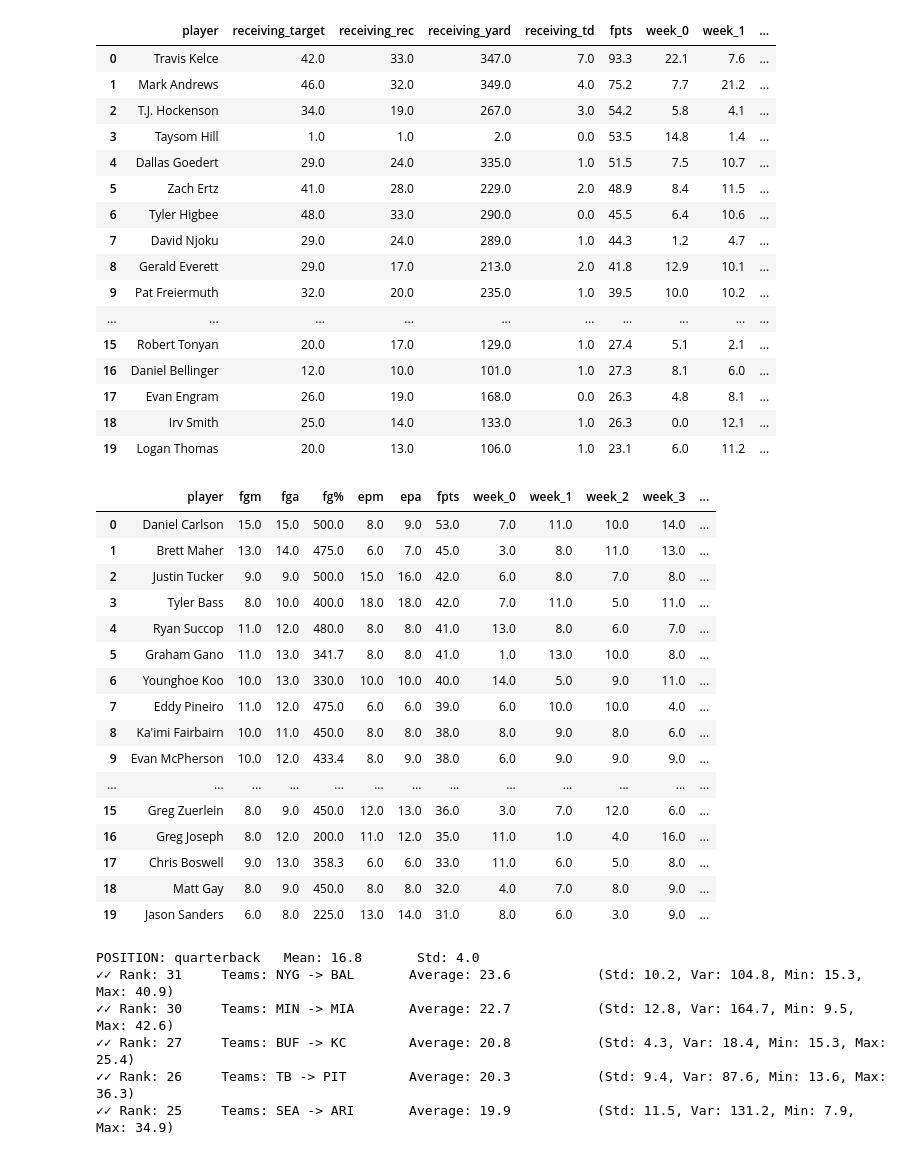
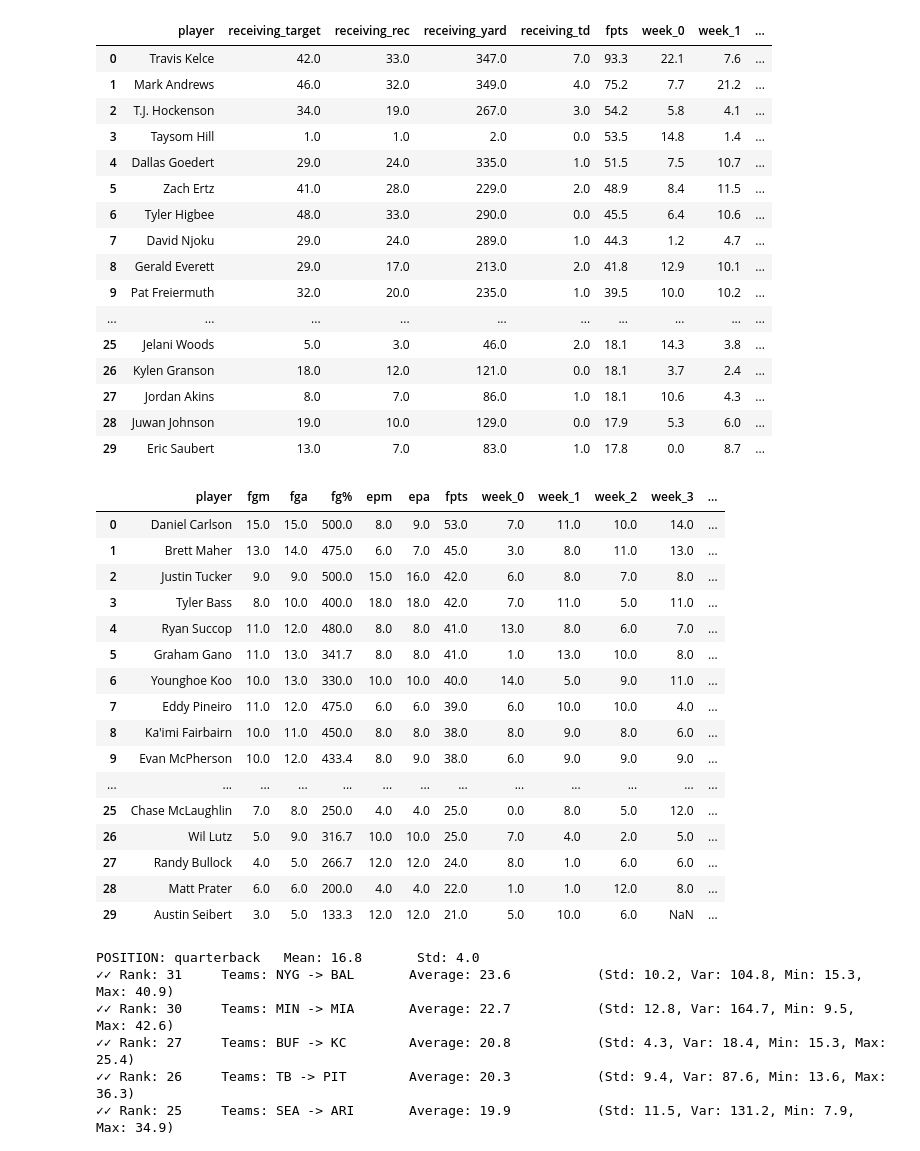
Before and after one commit to voynow/ESPN-fantasy-football-3, a Jupyter notebook: eda.ipynb, the cells around one changed output. Saved outputs shown, nothing was run; the diff lists cells and outputs as text; code cells hidden in the pictures.

```diff
--- a/eda.ipynb
+++ b/eda.ipynb
@@ -30,7 +32,7 @@ for key in scoring_leaders:
     scoring_leaders[key]['SoS'] = (sos - sos.min()) / (sos.max() - sos.min())
 # %%
 for key in scoring_leaders:
-    display(scoring_leaders[key].head(20))
+    display(scoring_leaders[key].head(30))
 # %% [output]
 |  | player | passing_att | passing_Yard | passing_td | int | rushing_att | rushing_yard | rushing_td | ... |
 | 0 | Josh Allen | 199.0 | 1651.0 | 14.0 | 4.0 | 35.0 | 225.0 | 2.0 | ... |
@@ -86,37 +88,37 @@ for key in scoring_leaders:
 |  | player | receiving_target | receiving_rec | receiving_yard | receiving_td | fpts | week_0 | week_1 | ... |
 | 0 | Travis Kelce | 42.0 | 33.0 | 347.0 | 7.0 | 93.3 | 22.1 | 7.6 | ... |
 | 1 | Mark Andrews | 46.0 | 32.0 | 349.0 | 4.0 | 75.2 | 7.7 | 21.2 | ... |
 | 2 | T.J. Hockenson | 34.0 | 19.0 | 267.0 | 3.0 | 54.2 | 5.8 | 4.1 | ... |
 | 3 | Taysom Hill | 1.0 | 1.0 | 2.0 | 0.0 | 53.5 | 14.8 | 1.4 | ... |
 | 4 | Dallas Goedert | 29.0 | 24.0 | 335.0 | 1.0 | 51.5 | 7.5 | 10.7 | ... |
 | 5 | Zach Ertz | 41.0 | 28.0 | 229.0 | 2.0 | 48.9 | 8.4 | 11.5 | ... |
 | 6 | Tyler Higbee | 48.0 | 33.0 | 290.0 | 0.0 | 45.5 | 6.4 | 10.6 | ... |
 | 7 | David Njoku | 29.0 | 24.0 | 289.0 | 1.0 | 44.3 | 1.2 | 4.7 | ... |
 | 8 | Gerald Everett | 29.0 | 17.0 | 213.0 | 2.0 | 41.8 | 12.9 | 10.1 | ... |
 | 9 | Pat Freiermuth | 32.0 | 20.0 | 235.0 | 1.0 | 39.5 | 10.0 | 10.2 | ... |
 | ... | ... | ... | ... | ... | ... | ... | ... | ... | ... |
-| 15 | Robert Tonyan | 20.0 | 17.0 | 129.0 | 1.0 | 27.4 | 5.1 | 2.1 | ... |
-| 16 | Daniel Bellinger | 12.0 | 10.0 | 101.0 | 1.0 | 27.3 | 8.1 | 6.0 | ... |
-| 17 | Evan Engram | 26.0 | 19.0 | 168.0 | 0.0 | 26.3 | 4.8 | 8.1 | ... |
-| 18 | Irv Smith | 25.0 | 14.0 | 133.0 | 1.0 | 26.3 | 0.0 | 12.1 | ... |
-| 19 | Logan Thomas | 20.0 | 13.0 | 106.0 | 1.0 | 23.1 | 6.0 | 11.2 | ... |
+| 25 | Jelani Woods | 5.0 | 3.0 | 46.0 | 2.0 | 18.1 | 14.3 | 3.8 | ... |
+| 26 | Kylen Granson | 18.0 | 12.0 | 121.0 | 0.0 | 18.1 | 3.7 | 2.4 | ... |
+| 27 | Jordan Akins | 8.0 | 7.0 | 86.0 | 1.0 | 18.1 | 10.6 | 4.3 | ... |
+| 28 | Juwan Johnson | 19.0 | 10.0 | 129.0 | 0.0 | 17.9 | 5.3 | 6.0 | ... |
+| 29 | Eric Saubert | 13.0 | 7.0 | 83.0 | 1.0 | 17.8 | 0.0 | 8.7 | ... |
 |  | player | fgm | fga | fg% | epm | epa | fpts | week_0 | week_1 | week_2 | week_3 | ... |
 | 0 | Daniel Carlson | 15.0 | 15.0 | 500.0 | 8.0 | 9.0 | 53.0 | 7.0 | 11.0 | 10.0 | 14.0 | ... |
 | 1 | Brett Maher | 13.0 | 14.0 | 475.0 | 6.0 | 7.0 | 45.0 | 3.0 | 8.0 | 11.0 | 13.0 | ... |
 | 2 | Justin Tucker | 9.0 | 9.0 | 500.0 | 15.0 | 16.0 | 42.0 | 6.0 | 8.0 | 7.0 | 8.0 | ... |
 | 3 | Tyler Bass | 8.0 | 10.0 | 400.0 | 18.0 | 18.0 | 42.0 | 7.0 | 11.0 | 5.0 | 11.0 | ... |
 | 4 | Ryan Succop | 11.0 | 12.0 | 480.0 | 8.0 | 8.0 | 41.0 | 13.0 | 8.0 | 6.0 | 7.0 | ... |
 | 5 | Graham Gano | 11.0 | 13.0 | 341.7 | 8.0 | 8.0 | 41.0 | 1.0 | 13.0 | 10.0 | 8.0 | ... |
 | 6 | Younghoe Koo | 10.0 | 13.0 | 330.0 | 10.0 | 10.0 | 40.0 | 14.0 | 5.0 | 9.0 | 11.0 | ... |
 | 7 | Eddy Pineiro | 11.0 | 12.0 | 475.0 | 6.0 | 6.0 | 39.0 | 6.0 | 10.0 | 10.0 | 4.0 | ... |
 | 8 | Ka'imi Fairbairn | 10.0 | 11.0 | 450.0 | 8.0 | 8.0 | 38.0 | 8.0 | 9.0 | 8.0 | 6.0 | ... |
 | 9 | Evan McPherson | 10.0 | 12.0 | 433.4 | 8.0 | 9.0 | 38.0 | 6.0 | 9.0 | 9.0 | 9.0 | ... |
 | ... | ... | ... | ... | ... | ... | ... | ... | ... | ... | ... | ... | ... |
-| 15 | Greg Zuerlein | 8.0 | 9.0 | 450.0 | 12.0 | 13.0 | 36.0 | 3.0 | 7.0 | 12.0 | 6.0 | ... |
-| 16 | Greg Joseph | 8.0 | 12.0 | 200.0 | 11.0 | 12.0 | 35.0 | 11.0 | 1.0 | 4.0 | 16.0 | ... |
-| 17 | Chris Boswell | 9.0 | 13.0 | 358.3 | 6.0 | 6.0 | 33.0 | 11.0 | 6.0 | 5.0 | 8.0 | ... |
-| 18 | Matt Gay | 8.0 | 9.0 | 450.0 | 8.0 | 8.0 | 32.0 | 4.0 | 7.0 | 8.0 | 9.0 | ... |
-| 19 | Jason Sanders | 6.0 | 8.0 | 225.0 | 13.0 | 14.0 | 31.0 | 8.0 | 6.0 | 3.0 | 9.0 | ... |
+| 25 | Chase McLaughlin | 7.0 | 8.0 | 250.0 | 4.0 | 4.0 | 25.0 | 0.0 | 8.0 | 5.0 | 12.0 | ... |
+| 26 | Wil Lutz | 5.0 | 9.0 | 316.7 | 10.0 | 10.0 | 25.0 | 7.0 | 4.0 | 2.0 | 5.0 | ... |
+| 27 | Randy Bullock | 4.0 | 5.0 | 266.7 | 12.0 | 12.0 | 24.0 | 8.0 | 1.0 | 6.0 | 6.0 | ... |
+| 28 | Matt Prater | 6.0 | 6.0 | 200.0 | 4.0 | 4.0 | 22.0 | 1.0 | 1.0 | 12.0 | 8.0 | ... |
+| 29 | Austin Seibert | 3.0 | 5.0 | 133.3 | 12.0 | 12.0 | 21.0 | 5.0 | 10.0 | 6.0 | NaN | ... |
 # %%
 report = data_ops.generate_main_slate_report(dfs, 6)
 print(report)
```
Also changed, not shown: parts of 2 cells of this notebook, 4 other files.
